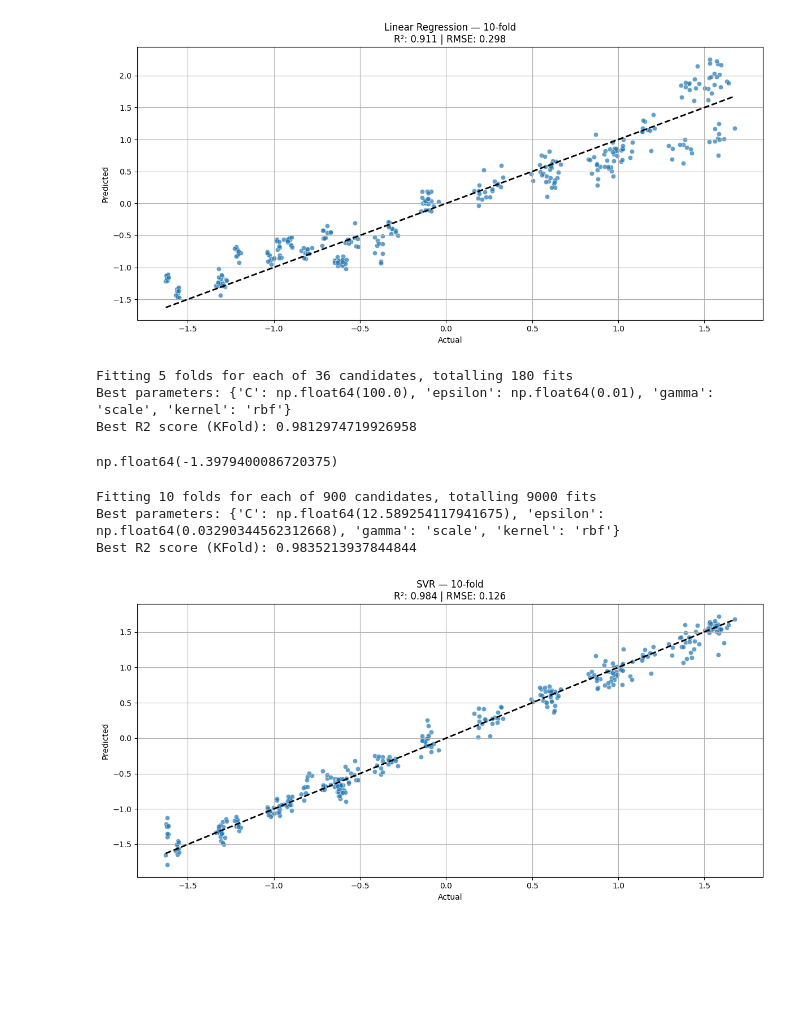
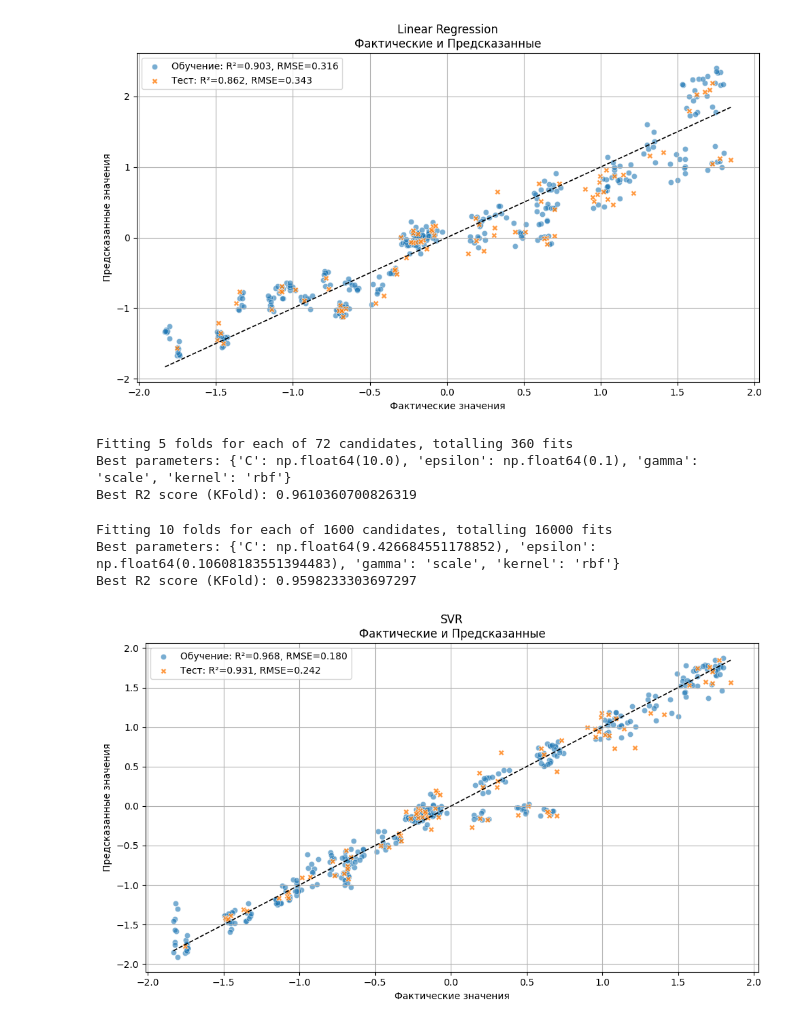
Before and after one commit to Darknessich/UASSML, a Jupyter notebook: notebooks/03_base_models_training/coverage.ipynb, the cells around one changed output. Saved outputs shown, nothing was run; the diff lists cells and outputs as text; code cells hidden in the pictures; blank space fills up the shorter version.

```diff
--- a/notebooks/03_base_models_training/coverage.ipynb
+++ b/notebooks/03_base_models_training/coverage.ipynb
@@ -65,62 +35,81 @@ catboost_features = X_catboost.select_dtypes(include=["object", "category"]).col
 X_catboost[catboost_features] = X_catboost[catboost_features].fillna('nan')
 
 results = {}
+# %%
+# Разделение данных на тренеровочную и тестовую выборки
+TEST_SIZE = 0.2
+
+X_scaled_train, X_scaled_test, y_scaled_train, y_scaled_test = train_test_split(
+    X_scaled, y_scaled, test_size = TEST_SIZE, random_state = 0
+)
+
+X_encoded_train, X_encoded_test, y_encoded_train, y_encoded_test = train_test_split(
+    X_encoded, y_encoded, test_size = TEST_SIZE, random_state = 0
+)
+
+X_catboost_train, X_catboost_test, y_catboost_train, y_catboost_test = train_test_split(
+    X_catboost, y_catboost, test_size = TEST_SIZE, random_state = 0
+)
 # %%
-results["LinearRegression"] = evaluate_kfold(X_scaled, y_scaled, LinearRegression(), "Linear Regression")
+results["LinearRegression"] = evaluate_holdout(
+    X_scaled_train, X_scaled_test,
+    y_scaled_train, y_scaled_test,
+    LinearRegression(), "Linear Regression"
+)
 # %% [output]
-[figure, old version]
+[figure, new version]
 # %%
 # Подбор гиперпараметров для SVR
 param_grid = {
     'kernel': ['linear', 'rbf', 'poly', 'sigmoid'],
-    'C': np.logspace(-2, 2, 3),        # 0.01, 1, 1000
+    'C': np.logspace(-2, 3, 6),        # 0.01, 0.1, 1, 10, 100, 1000
     'epsilon': np.logspace(-3, -1, 3), # 0.001, 0.01, 0.1
     'gamma': ['scale']
 }
 
 # Кросс-валидация
-cv = KFold(n_splits=5, shuffle=True, random_state=42)
+cv = KFold(n_splits=5, shuffle=True, random_state=0)
 
 # Grid Search
 grid_search = GridSearchCV(SVR(), param_grid, cv=cv, scoring='r2', n_jobs=-1, verbose=3)
-grid_search.fit(X_scaled, y_scaled)
+grid_search.fit(X_scaled_train, y_scaled_train)
 
 # Результаты
 print("Best parameters:", grid_search.best_params_)
 print("Best R2 score (KFold):", grid_search.best_score_)
 # %% [output]
-Fitting 5 folds for each of 36 candidates, totalling 180 fits
-Best parameters: {'C': np.float64(100.0), 'epsilon': np.float64(0.01), 'gamma': 'scale', 'kernel': 'rbf'}
-Best R2 score (KFold): 0.9812974719926958
+Fitting 5 folds for each of 72 candidates, totalling 360 fits
+Best parameters: {'C': np.float64(10.0), 'epsilon': np.float64(0.1), 'gamma': 'scale', 'kernel': 'rbf'}
+Best R2 score (KFold): 0.9610360700826319
-# %%
-np.log10(0.04)
-# %% [output]
-np.float64(-1.3979400086720375)
 # %%
 # Подбор гиперпараметров для SVR
 param_grid = {
     'kernel': ['rbf'],
-    'C': np.logspace(0, 1.1, 30),
-    'epsilon': np.logspace(-2, -1, 30),
+    'C': np.logspace(0, 2, 40),
+    'epsilon': np.logspace(-2, 0, 40),
     'gamma': ['scale']
 }
 
 # Кросс-валидация
-cv = KFold(n_splits=10, shuffle=True, random_state=42)
+cv = KFold(n_splits=10, shuffle=True, random_state=0)
 
 # Grid Search
 grid_search = GridSearchCV(SVR(), param_grid, cv=cv, scoring='r2', n_jobs=-1, verbose=2)
-grid_search.fit(X_scaled, y_scaled)
+grid_search.fit(X_scaled_train, y_scaled_train)
 
 # Результаты
 print("Best parameters:", grid_search.best_params_)
 print("Best R2 score (KFold):", grid_search.best_score_)
 # %% [output]
-Fitting 10 folds for each of 900 candidates, totalling 9000 fits
-Best parameters: {'C': np.float64(12.589254117941675), 'epsilon': np.float64(0.03290344562312668), 'gamma': 'scale', 'kernel': 'rbf'}
-Best R2 score (KFold): 0.9835213937844844
+Fitting 10 folds for each of 1600 candidates, totalling 16000 fits
+Best parameters: {'C': np.float64(9.426684551178852), 'epsilon': np.float64(0.10608183551394483), 'gamma': 'scale', 'kernel': 'rbf'}
+Best R2 score (KFold): 0.9598233303697297
 # %%
-results["SVR"] = evaluate_kfold(X_scaled, y_scaled, SVR(**grid_search.best_params_), "SVR")
+results["SVR"] = evaluate_holdout(
+    X_scaled_train, X_scaled_test,
+    y_scaled_train, y_scaled_test,
+    SVR(**grid_search.best_params_), "SVR"
+)
 # %% [output]
-[figure, old version]
+[figure, new version]
 # %%
```
Also changed, not shown: parts of 11 cells of this notebook, 15 other files.
